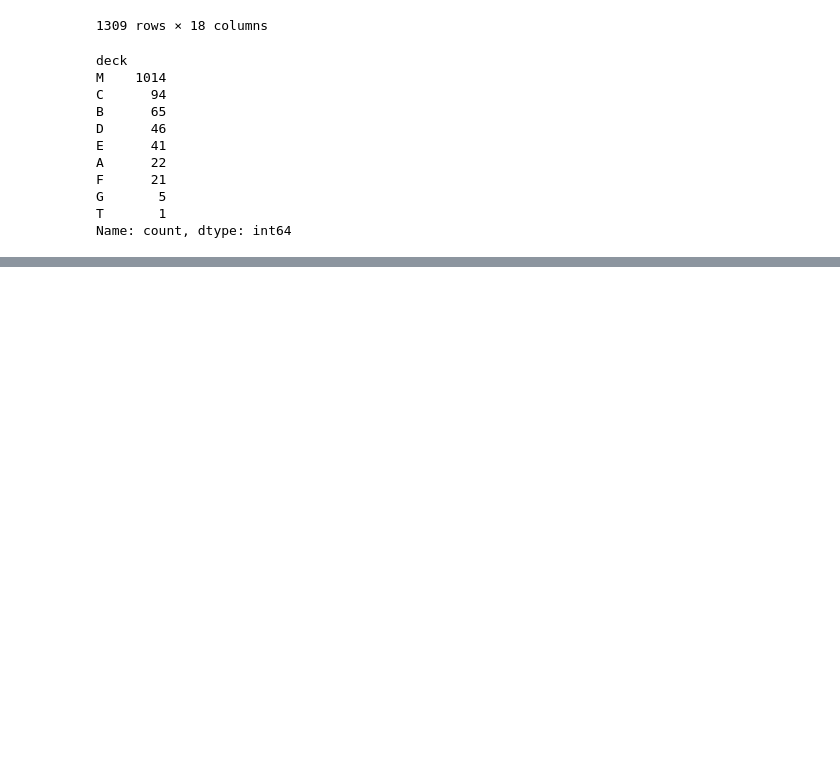
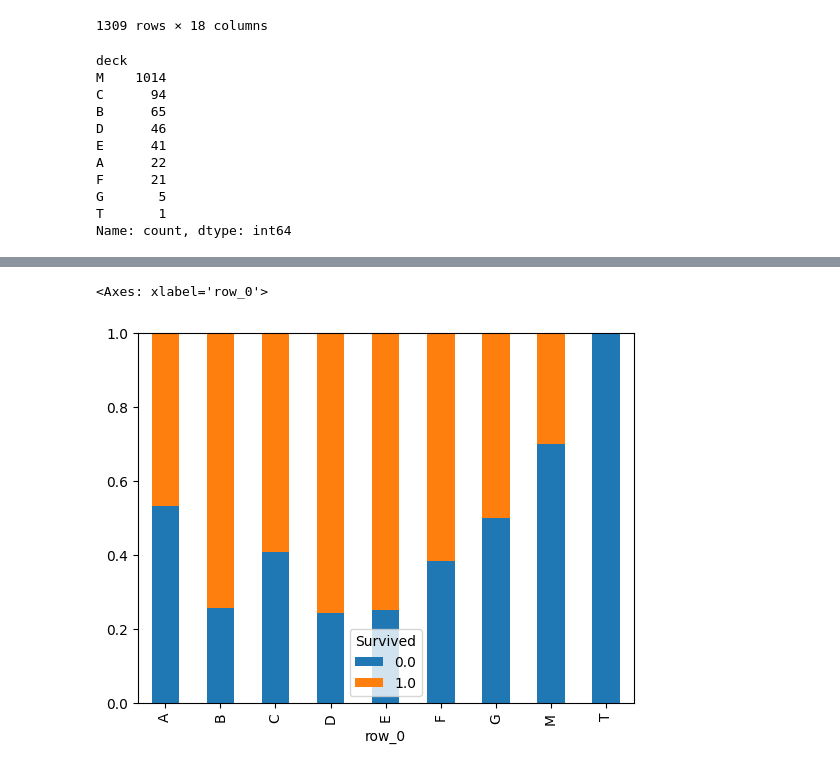
Before and after one commit to aayushmanz/Python-For-Data-Science, a Jupyter notebook: Exploratory Data Analysis (EDA)/Bivariate Analysis.ipynb, the cells around one changed output, grey strips where cells are left out. Saved outputs shown, nothing was run; the diff lists cells and outputs as text; code cells hidden in the pictures; blank space fills up the shorter version.

```diff
--- a/Exploratory Data Analysis (EDA)/Bivariate Analysis.ipynb
+++ b/Exploratory Data Analysis (EDA)/Bivariate Analysis.ipynb
@@ -154,7 +154,7 @@ df1.head()
 | 3 | 895 | 3 | Wirz, Mr. Albert | male | 27.0 | 0 | 0 | 315154 | 8.6625 | NaN | ... |
 | 4 | 896 | 3 | Hirvonen, Mrs. Alexander (Helga E... | female | 22.0 | 1 | 1 | 3101298 | 12.2875 | NaN | ... |
 # %%
-df = pd.concat([df, df1])
+df = pd.concat([df, df1], ignore_index=True)
 # %%
 df[df['Ticket']=='CA. 2343']
 # %% [output]
@@ -383,0 +408,5 @@ ValueError: cannot reindex on an axis with duplicate labels
+# %%
+pd.crosstab(df['deck'].to_numpy(),df['Survived'], normalize='index').plot(kind='bar', stacked=True)
+# %% [output]
+<Axes: xlabel='row_0'>
+[figure, added]
```
Also changed, not shown: parts of 2 cells of this notebook.
